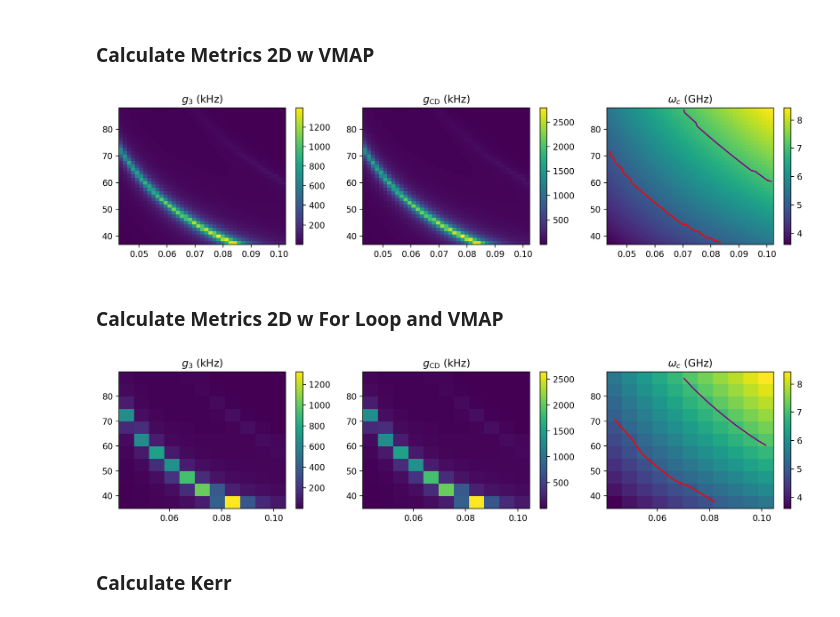
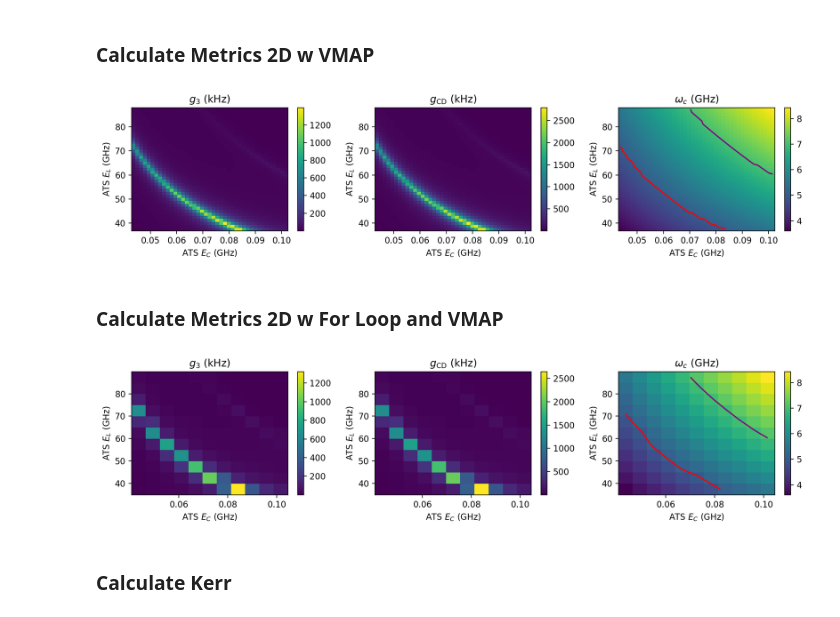
Before and after one commit to EQuS/qcsys, a Jupyter notebook: tutorials/ats-coupler/0-resonator-ats-resonator.ipynb, the cells around one changed output. Saved outputs shown, nothing was run; the diff lists cells and outputs as text; code cells hidden in the pictures.

```diff
--- a/tutorials/ats-coupler/0-resonator-ats-resonator.ipynb
+++ b/tutorials/ats-coupler/0-resonator-ats-resonator.ipynb
@@ -131,31 +131,38 @@ metrics = sweep_vmap_function(ATS_Ecs, ATS_Els)
 # %%
 fig, axs = plt.subplots(1,3, dpi=200, figsize=(12,3))
 
 g_3s = jnp.abs(jnp.real(metrics["g_3"]*1e6))
 g_cds = jnp.abs(jnp.real(metrics["g_cd"]*1e6))
 omega_cs = jnp.abs(jnp.real(metrics["ω_ATS"]))
 
 ax = axs[0]
 cax = ax.pcolormesh(ATS_Ecs, ATS_Els, g_3s)
 c = fig.colorbar(cax)
 ax.set_title(r"$g_3$ (kHz)")
+ax.set_xlabel("ATS $E_C$ (GHz)")
+ax.set_ylabel("ATS $E_L$ (GHz)")
 
 ax = axs[1]
 cax = ax.pcolormesh(ATS_Ecs, ATS_Els, g_cds)
 c = fig.colorbar(cax)
 ax.set_title(r"$g_{\rm CD}$ (kHz)")
+ax.set_xlabel("ATS $E_C$ (GHz)")
+ax.set_ylabel("ATS $E_L$ (GHz)")
 
 ax = axs[2]
 z = omega_cs
 cax = ax.pcolormesh(ATS_Ecs, ATS_Els, z)
 ax.contour(ATS_Ecs, ATS_Els, z, levels=[base_metrics["ω_ResonatorA"]], colors="red")
 ax.contour(ATS_Ecs, ATS_Els, z, levels=[base_metrics["ω_ResonatorB"]], colors="purple")
 c = fig.colorbar(cax)
+ax.set_xlabel("ATS $E_C$ (GHz)")
+ax.set_ylabel("ATS $E_L$ (GHz)")
 ax.set_title(r"$\omega_c$ (GHz)")
 
+
 fig.tight_layout()
 # %% [output]
-[figure, old version]
+[figure, new version]
 # %% [markdown]
 ### Calculate Metrics 2D w For Loop and VMAP
 # %%
@@ -189,11 +196,15 @@ fig, axs = plt.subplots(1,3, dpi=200, figsize=(12,3))
 
 ax = axs[0]
 cax = ax.pcolormesh(ATS_Ecs, ATS_Els, g_3s)
+ax.set_xlabel("ATS $E_C$ (GHz)")
+ax.set_ylabel("ATS $E_L$ (GHz)")
 c = fig.colorbar(cax)
 ax.set_title(r"$g_3$ (kHz)")
 
 ax = axs[1]
 cax = ax.pcolormesh(ATS_Ecs, ATS_Els, g_cds)
+ax.set_xlabel("ATS $E_C$ (GHz)")
+ax.set_ylabel("ATS $E_L$ (GHz)")
 c = fig.colorbar(cax)
 ax.set_title(r"$g_{\rm CD}$ (kHz)")
 
@@ -202,12 +213,14 @@ z = omega_cs
 cax = ax.pcolormesh(ATS_Ecs, ATS_Els, z)
 ax.contour(ATS_Ecs, ATS_Els, z, levels=[base_metrics["ω_ResonatorA"]], colors="red")
 ax.contour(ATS_Ecs, ATS_Els, z, levels=[base_metrics["ω_ResonatorB"]], colors="purple")
+ax.set_xlabel("ATS $E_C$ (GHz)")
+ax.set_ylabel("ATS $E_L$ (GHz)")
 c = fig.colorbar(cax)
 ax.set_title(r"$\omega_c$ (GHz)")
 
 fig.tight_layout()
 # %% [output]
-[figure, old version]
+[figure, new version]
 # %% [markdown]
 ### Calculate Kerr
 # %%
```
